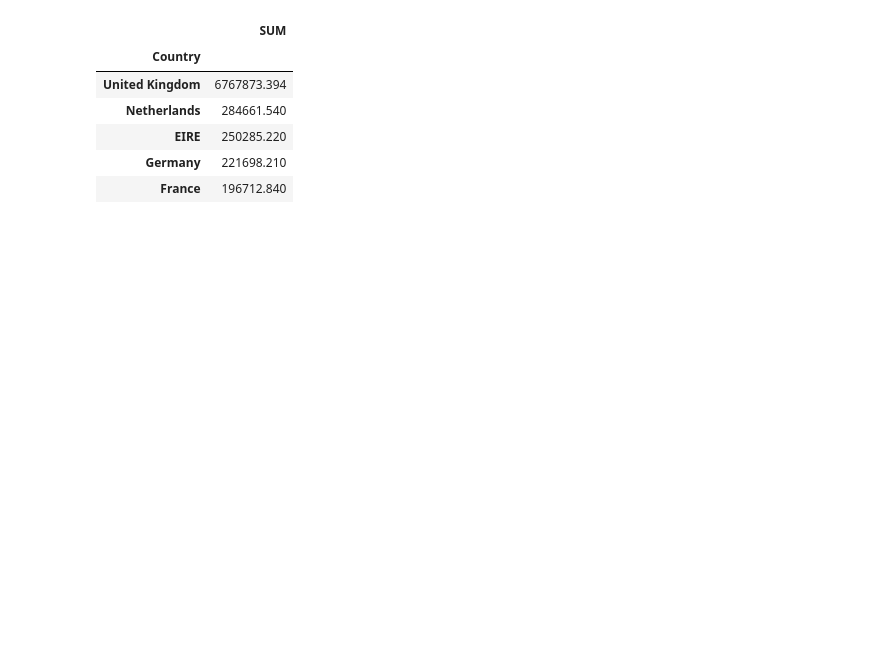
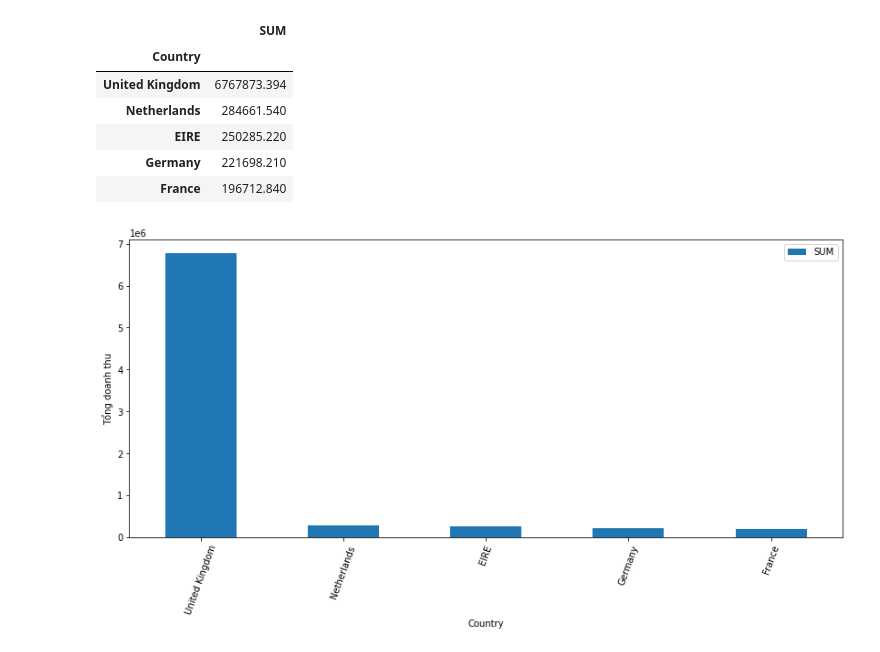
Before and after one commit to PMX120202/Project_Visualization_TQHDL, a Jupyter notebook: Data_Clean.ipynb, the cells around one changed output. Drawn from its saved outputs; the diff is of its cells as text; code cells hidden in the pictures; blank space fills up the shorter version.

```diff
--- a/Data_Clean.ipynb
+++ b/Data_Clean.ipynb
@@ -132,4 +137,10 @@ tmp[0:5]
 | EIRE | 250285.220 |
 | Germany | 221698.210 |
 | France | 196712.840 |
+# %%
+tmp[0:5].plot(kind= 'bar', figsize= (14,6), rot=70)
+plt.ylabel('Tổng doanh thu')
+plt.show()
+# %% [output]
+[figure, added]
 # %%
```
Also changed, not shown: parts of 10 cells of this notebook, 4 other files.
